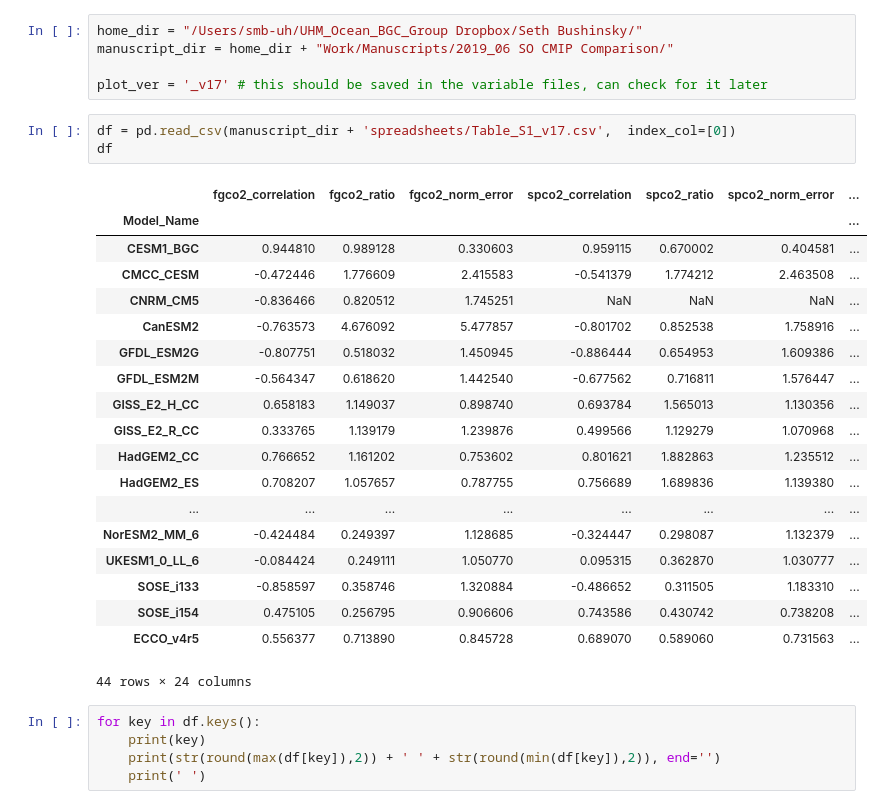
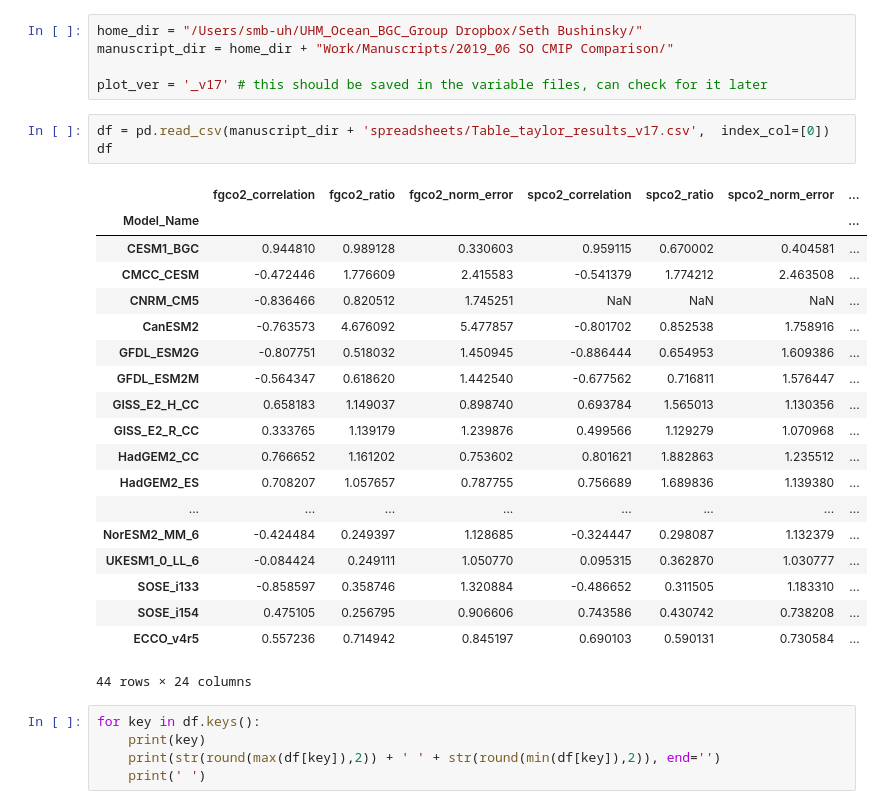
Before and after one commit to SethBushinsky/SO_seasonal_CO2_fluxes_in_models, a Jupyter notebook: var_fit_table.ipynb, the cells around one changed output. Drawn from its saved outputs; the diff is of its cells as text.

```diff
--- a/var_fit_table.ipynb
+++ b/var_fit_table.ipynb
@@ -10,27 +10,27 @@ manuscript_dir = home_dir + "Work/Manuscripts/2019_06 SO CMIP Comparison/"
 
 plot_ver = '_v17' # this should be saved in the variable files, can check for it later
 # %%
-df = pd.read_csv(manuscript_dir + 'spreadsheets/Table_S1_v17.csv',  index_col=[0])
+df = pd.read_csv(manuscript_dir + 'spreadsheets/Table_taylor_results_v17.csv',  index_col=[0])
 df
 # %% [output]
 |  | fgco2_correlation | fgco2_ratio | fgco2_norm_error | spco2_correlation | spco2_ratio | spco2_norm_error | ... |
 | Model_Name |  |  |  |  |  |  | ... |
 | CESM1_BGC | 0.944810 | 0.989128 | 0.330603 | 0.959115 | 0.670002 | 0.404581 | ... |
 | CMCC_CESM | -0.472446 | 1.776609 | 2.415583 | -0.541379 | 1.774212 | 2.463508 | ... |
 | CNRM_CM5 | -0.836466 | 0.820512 | 1.745251 | NaN | NaN | NaN | ... |
 | CanESM2 | -0.763573 | 4.676092 | 5.477857 | -0.801702 | 0.852538 | 1.758916 | ... |
 | GFDL_ESM2G | -0.807751 | 0.518032 | 1.450945 | -0.886444 | 0.654953 | 1.609386 | ... |
 | GFDL_ESM2M | -0.564347 | 0.618620 | 1.442540 | -0.677562 | 0.716811 | 1.576447 | ... |
 | GISS_E2_H_CC | 0.658183 | 1.149037 | 0.898740 | 0.693784 | 1.565013 | 1.130356 | ... |
 | GISS_E2_R_CC | 0.333765 | 1.139179 | 1.239876 | 0.499566 | 1.129279 | 1.070968 | ... |
 | HadGEM2_CC | 0.766652 | 1.161202 | 0.753602 | 0.801621 | 1.882863 | 1.235512 | ... |
 | HadGEM2_ES | 0.708207 | 1.057657 | 0.787755 | 0.756689 | 1.689836 | 1.139380 | ... |
 | ... | ... | ... | ... | ... | ... | ... | ... |
 | NorESM2_MM_6 | -0.424484 | 0.249397 | 1.128685 | -0.324447 | 0.298087 | 1.132379 | ... |
 | UKESM1_0_LL_6 | -0.084424 | 0.249111 | 1.050770 | 0.095315 | 0.362870 | 1.030777 | ... |
 | SOSE_i133 | -0.858597 | 0.358746 | 1.320884 | -0.486652 | 0.311505 | 1.183310 | ... |
 | SOSE_i154 | 0.475105 | 0.256795 | 0.906606 | 0.743586 | 0.430742 | 0.738208 | ... |
-| ECCO_v4r5 | 0.556377 | 0.713890 | 0.845728 | 0.689070 | 0.589060 | 0.731563 | ... |
+| ECCO_v4r5 | 0.557236 | 0.714942 | 0.845197 | 0.690103 | 0.590131 | 0.730584 | ... |
 44 rows × 24 columns
 # %%
 for key in df.keys():
```
Also changed, not shown: 3 other files.
